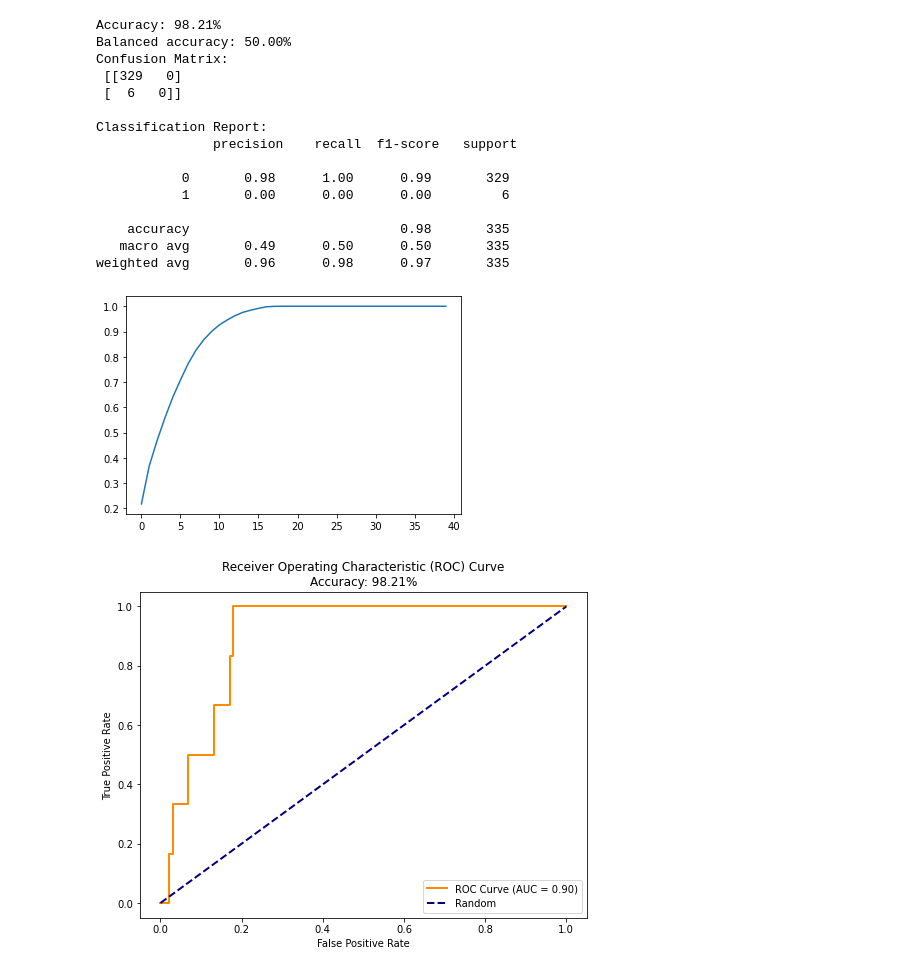
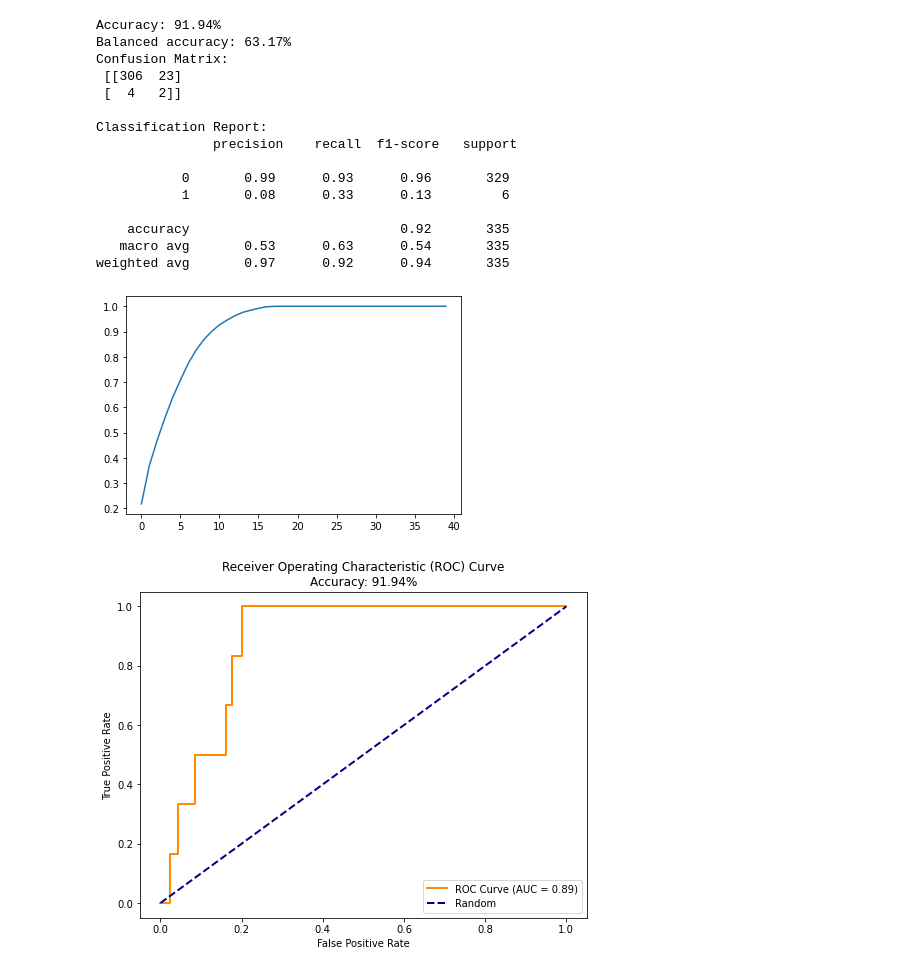
Before and after one commit to Tim0828/8CC00-groep-9, a Jupyter notebook: regression/regression2.ipynb, the cells around one changed output. Drawn from its saved outputs; the diff is of its cells as text; code cells hidden in the pictures.

```diff
--- a/regression/regression2.ipynb
+++ b/regression/regression2.ipynb
@@ -62,7 +59,7 @@ pca=PCA(n_components=num_components)
 X_train_pca = pca.fit_transform(X_train)
 X_test_pca = pca.transform(X_test)
 
-logr_model=LogisticRegression()
+logr_model=LogisticRegression(class_weight={0: 1, 1: 10}) #weights have a lot of effects
 logr_model.fit(X_train_pca,y_train)
 
 y_pred_PKM2 = logr_model.predict(X_test_pca)
@@ -71,43 +68,43 @@ balanced_accuracy_PKM2=balanced_accuracy_score(y_test_PKM2, y_pred_PKM2)
 print("Accuracy: {:.2f}%".format(accuracy_PKM2 * 100))
 print("Balanced accuracy: {:.2f}%".format(balanced_accuracy_PKM2 * 100))
 
 # evaluate the model
 print("Confusion Matrix:\n", confusion_matrix(y_test_PKM2, y_pred_PKM2))
 print("\nClassification Report:\n", classification_report(y_test_PKM2, y_pred_PKM2))
 
 # Plot ROC Curve
 y_prob_PKM2 = logr_model.predict_proba(X_test_pca)[:, 1]
 fpr, tpr, thresholds = roc_curve(y_test_PKM2, y_prob_PKM2)
 roc_auc = auc(fpr, tpr)
 
 plt.figure(figsize=(8, 6))
 plt.plot(fpr, tpr, color='darkorange', lw=2,
          label=f'ROC Curve (AUC = {roc_auc:.2f})')
 plt.plot([0, 1], [0, 1], color='navy', lw=2, linestyle='--', label='Random')
 plt.xlabel('False Positive Rate')
 plt.ylabel('True Positive Rate')
 plt.title('Receiver Operating Characteristic (ROC) Curve\nAccuracy: {:.2f}%'.format(
     accuracy_PKM2 * 100))
 plt.legend(loc="lower right")
 plt.show()
 # %% [output]
-Accuracy: 98.21%
-Balanced accuracy: 50.00%
+Accuracy: 91.94%
+Balanced accuracy: 63.17%
 Confusion Matrix:
- [[329   0]
- [  6   0]]
+ [[306  23]
+ [  4   2]]
 
 Classification Report:
                precision    recall  f1-score   support
 
-           0       0.98      1.00      0.99       329
-           1       0.00      0.00      0.00         6
+           0       0.99      0.93      0.96       329
+           1       0.08      0.33      0.13         6
 
-    accuracy                           0.98       335
-   macro avg       0.49      0.50      0.50       335
-weighted avg       0.96      0.98      0.97       335
+    accuracy                           0.92       335
+   macro avg       0.53      0.63      0.54       335
+weighted avg       0.97      0.92      0.94       335
 [figure]
-[figure, old version]
+[figure, new version]
 # %%
 
 X=df_scaled_tested
```
Also changed, not shown: parts of 3 cells of this notebook.
